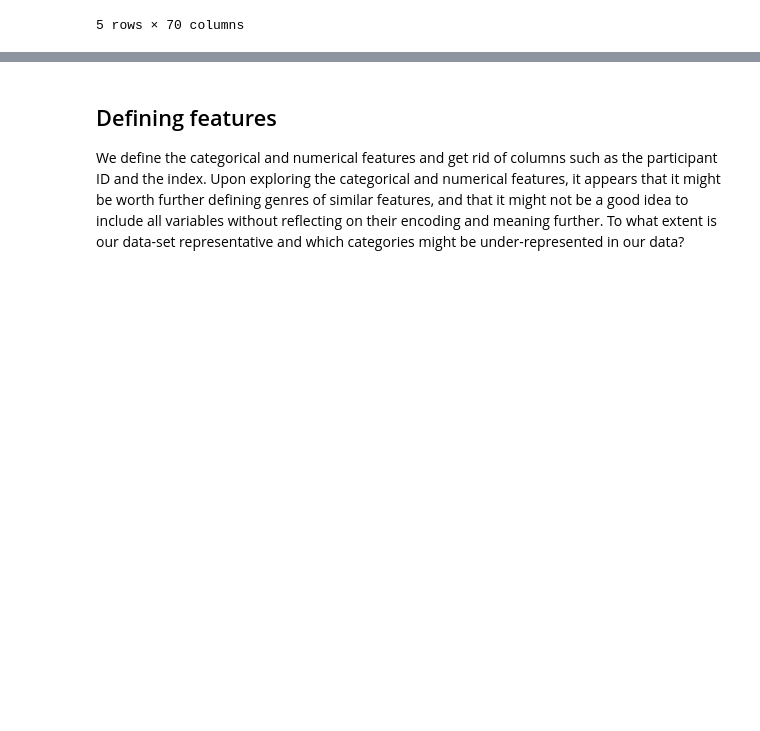
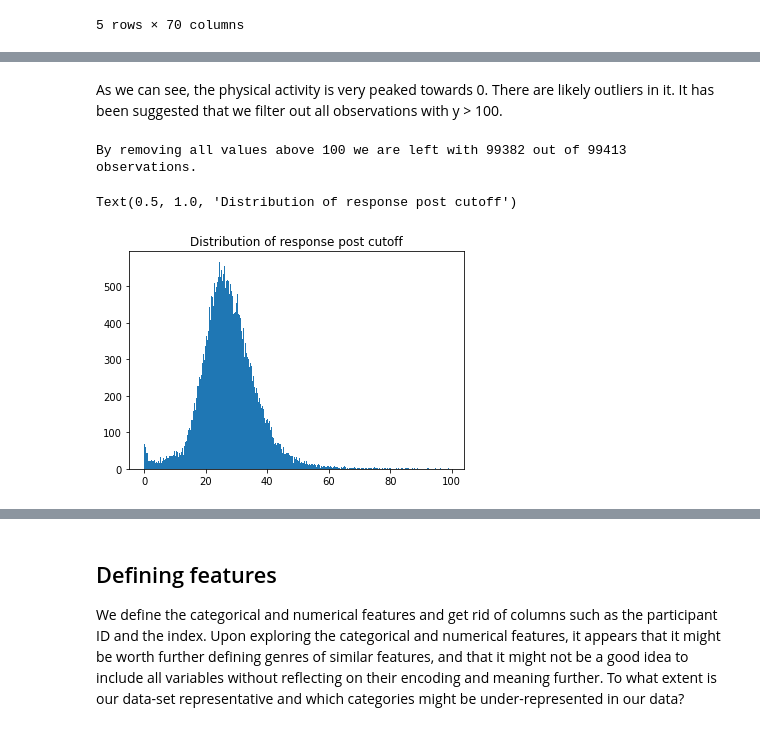
Before and after one commit to abramschon/accel, a Jupyter notebook: notebooks/exploratory_data_analysis.ipynb, the cells around one changed output, grey strips where cells are left out. Saved outputs shown, nothing was run; the diff lists cells and outputs as text; code cells hidden in the pictures; blank space fills up the shorter version.

```diff
--- a/notebooks/exploratory_data_analysis.ipynb
+++ b/notebooks/exploratory_data_analysis.ipynb
@@ -33,0 +43,12 @@ raw_data.head()
+# %% [markdown]
+As we can see, the physical activity is very peaked towards 0. There are likely outliers in it. It has been suggested that we filter out all observations with y > 100.
+# %%
+cutoff = 100
+y = all_y[all_y<cutoff]
+print(f"By removing all values above {cutoff} we are left with {len(y)} out of {len(all_y)} observations.")
+plt.hist(y, 1000)
+plt.title("Distribution of response post cutoff")
+# %% [output]
+By removing all values above 100 we are left with 99382 out of 99413 observations.
+Text(0.5, 1.0, 'Distribution of response post cutoff')
+[figure, added]
```
Also changed, not shown: parts of 27 cells of this notebook, 1 other file.
